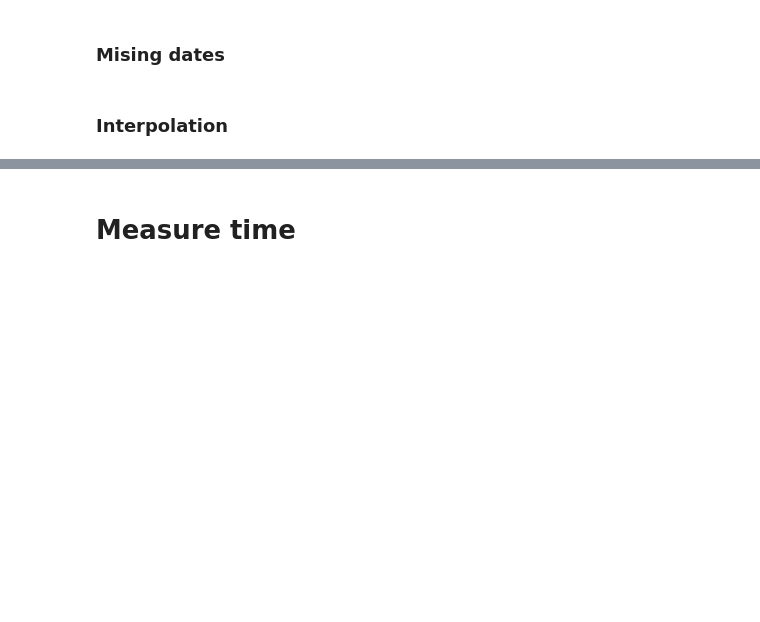
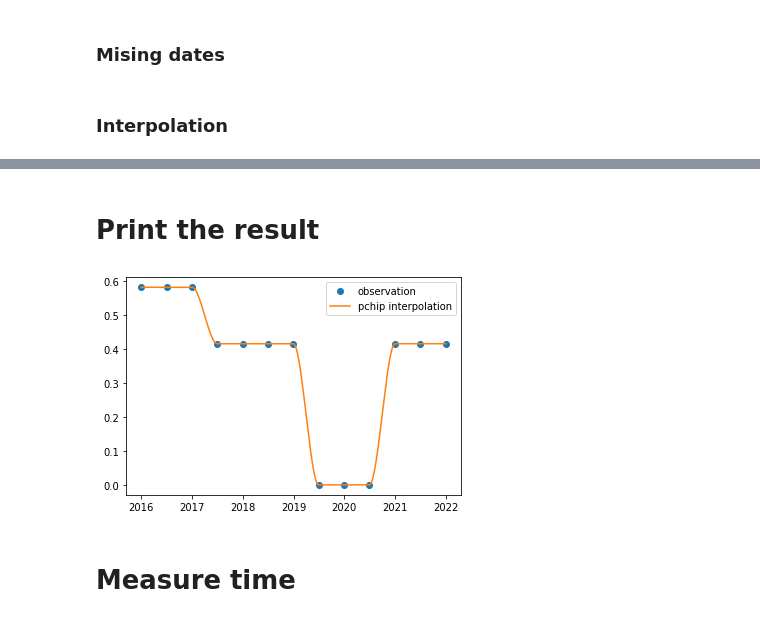
Before and after one commit to VinciGit00/AgrimoniaProject, a Jupyter notebook: Suini/SuiniIt0.ipynb, the cells around one changed output, grey strips where cells are left out. Saved outputs shown, nothing was run; the diff lists cells and outputs as text; code cells hidden in the pictures; blank space fills up the shorter version.

```diff
--- a/Suini/SuiniIt0.ipynb
+++ b/Suini/SuiniIt0.ipynb
@@ -37,7 +31,8 @@ df.rename(columns = {'DATE':'Date'}, inplace = True)
 
 #Calculate the density
 operation = df['NUMEROCAPI']/df['Shape_Area']
-df['NUMEROCAPI'] = operation
+df['NUMEROCAPI'] = operation*pow(10,6)
+df = df.loc[(df['COD_REG'] == 1) | (df['COD_REG'] == 3)|(df['COD_REG'] == 4) | (df['COD_REG'] == 5) |(df['COD_REG'] == 8)]
 
 df.rename(columns = {'NUMEROCAPI':'DENSITY',}, inplace = True)
 
@@ -176 +181,12 @@ def upsample(df, column, start, end, fillna=False):
+# %%
+def interpolatepchip(table_to_examine):
+  result = fill_missing_dates(table_to_examine, '2015-12-31', '2021-12-31')
+  allDates = result['Date']
+  y = pchip_interpolate(table_to_examine['Date'], table_to_examine['DENSITY'], allDates)
+  template = table_to_examine.iloc[0:1,0:15]
+  n = result.shape[0]
+  df_repeated = pd.concat([template]*n, ignore_index=True)
+  df_repeated['Date'] = allDates
+  df_repeated['Density'] = y
+  return df_repeated
 # %% [markdown]
@@ -270,0 +194,6 @@ temp.head()
+# %%
+dfresult = interpolatepchip(table_to_examine)
+print(type(dfresult))
+print(dfresult.shape)
+
+dfresult
@@ -271,3 +221,12 @@ temp.head()
+# %% [markdown]
+# Print the result
+# %%
+plt.plot(table_to_examine['Date'], table_to_examine['DENSITY'], "o", label="observation")
+plt.plot(dfresult['Date'], dfresult['Density'], label="pchip interpolation")
+plt.legend()
+plt.show()
+# %% [output]
+[figure, added]
 # %% [markdown]
 # Measure time
 # %%
```
Also changed, not shown: parts of 21 cells of this notebook, 5 other files.
